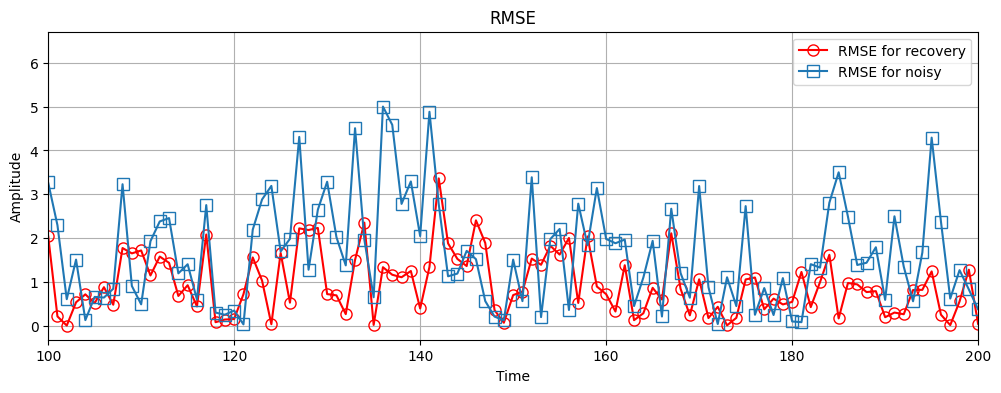
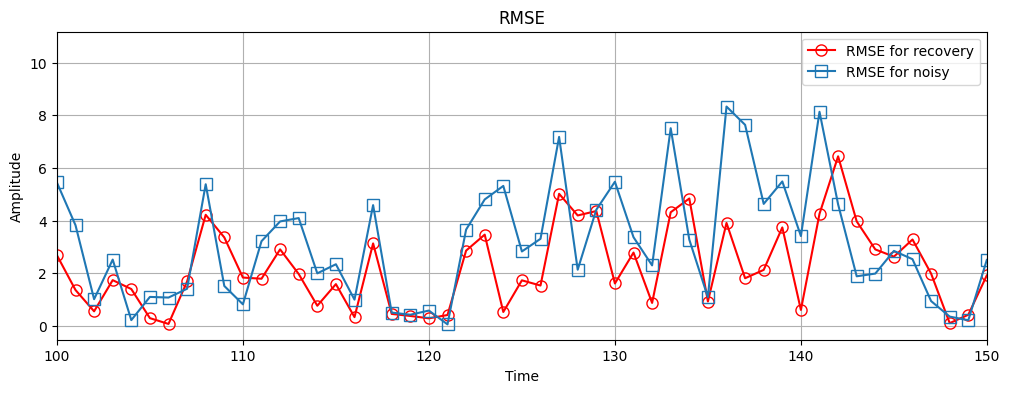
The notebook cell's code change between the first figure and the second:
--- before
+++ after
@@ -7,4 +7,5 @@
     label="RMSE for recovery",
 )
+print(f"Mean RMSE:\nRecovery {np.mean(signal):.2f}")
 signal = get_rmse(generated_signal, noisy_signal, False)
 plt.plot(
@@ -13,7 +14,8 @@
     label="RMSE for noisy",
 )
+print(f"Noisy {np.mean(signal):.2f}")
 plt.xlabel("Time")
 plt.ylabel("Amplitude")
-plt.xlim(100, 200)
+plt.xlim(100, 150)
 plt.legend()
 plt.title("RMSE")

Commit: doc: rerun